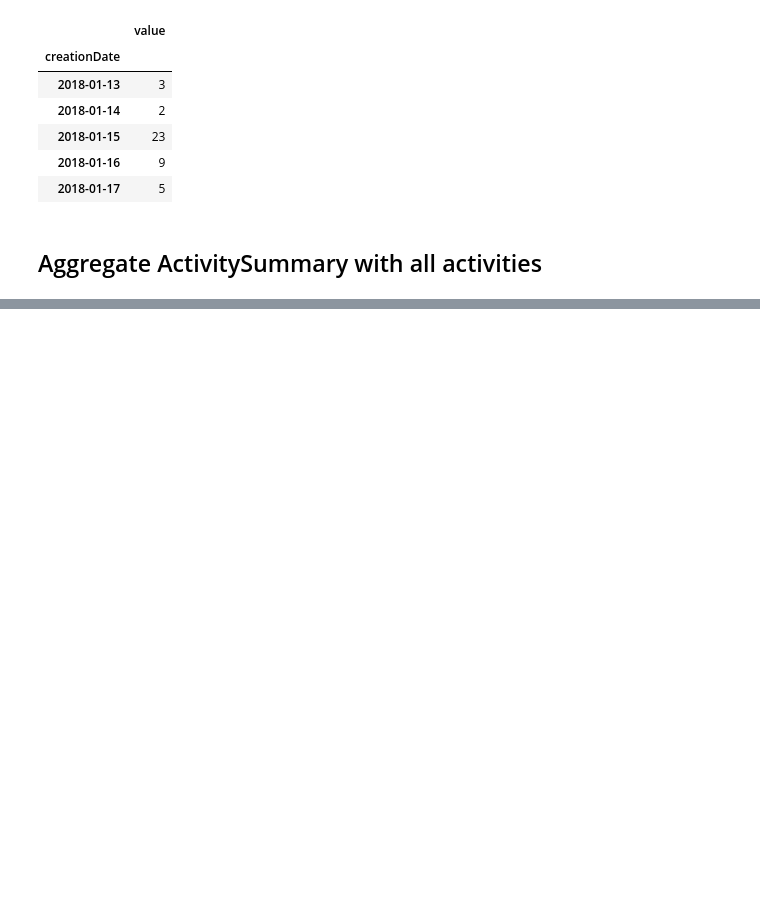
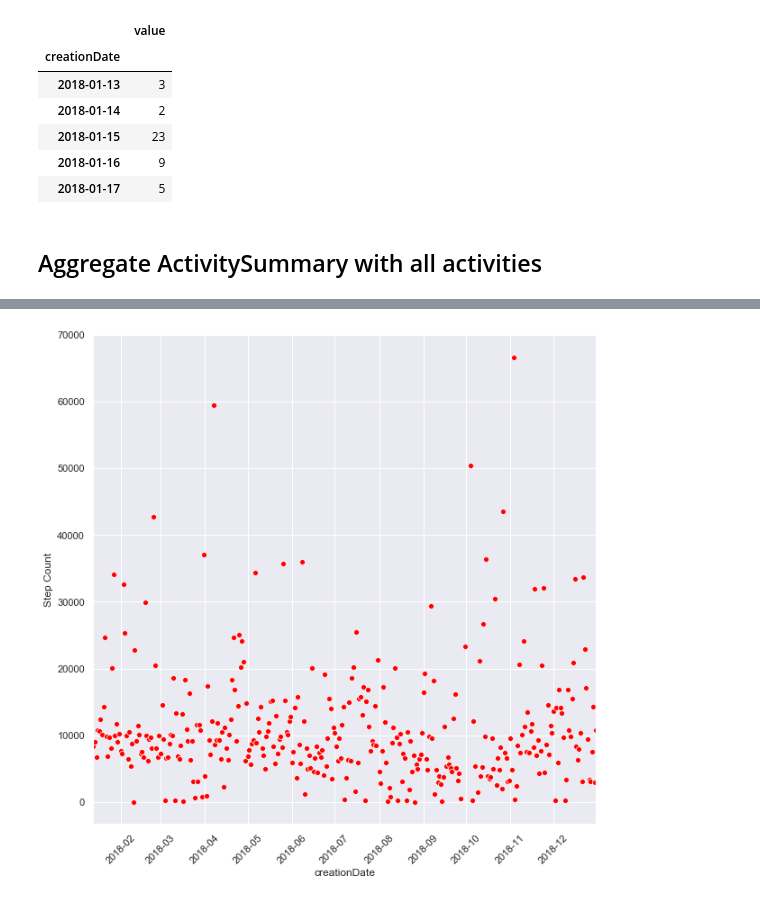
Before and after one commit to pmadruga/ml_project, a Jupyter notebook: books/data_preparation.ipynb, the cells around one changed output, grey strips where cells are left out. Saved outputs shown, nothing was run; the diff lists cells and outputs as text; code cells hidden in the pictures; blank space fills up the shorter version.

```diff
--- a/books/data_preparation.ipynb
+++ b/books/data_preparation.ipynb
@@ -223,0 +318,8 @@ hrv_merged['isWinter'] = winter_time
+# %%
+plt.figure(figsize=(10,10))
+bx = sns.scatterplot(x=results['creationDate'], y=results['Step Count'], data=results, color='red')
+bx.set(xlim = (pd.to_datetime('2018-01-13'), pd.to_datetime('2018-12-31')))
+for item in bx.get_xticklabels():
+    item.set_rotation(45)
+# %% [output]
+[figure, added]
```
Also changed, not shown: parts of 22 cells of this notebook, 5 other files.
